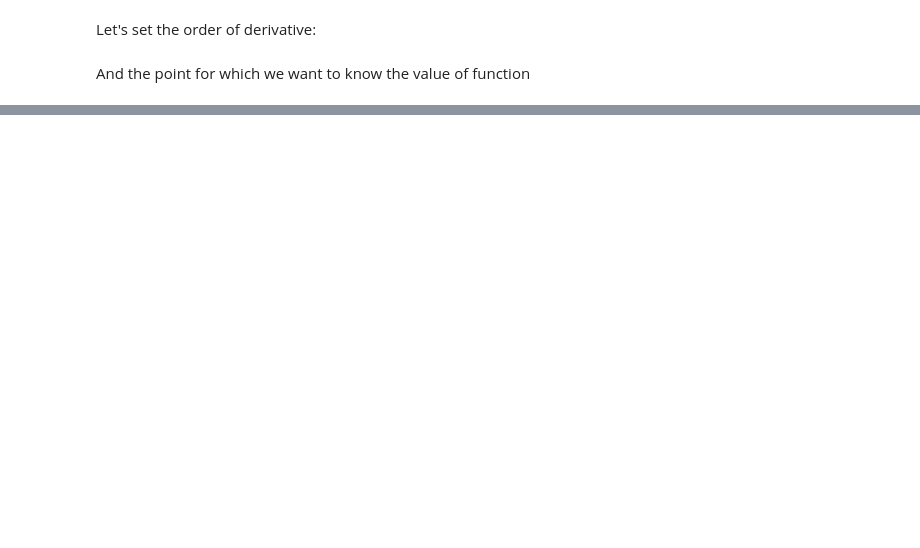
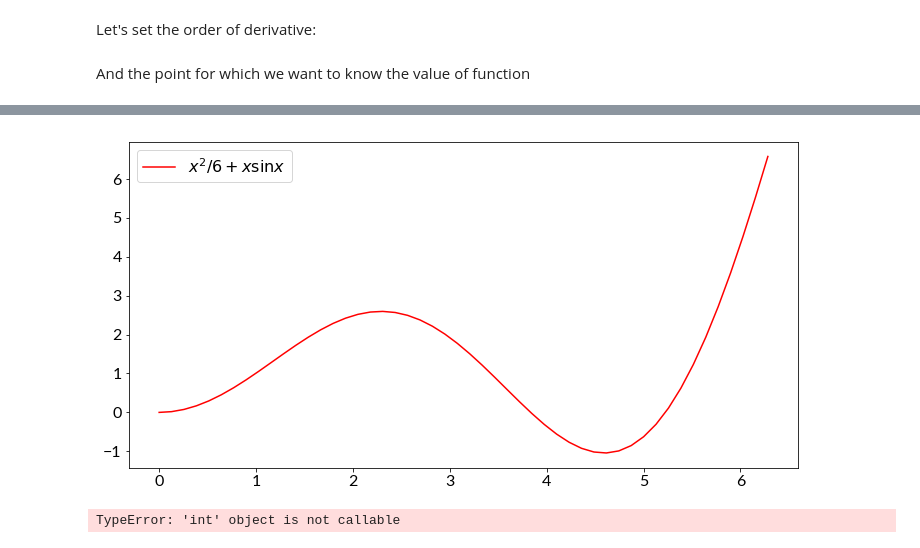
Before and after one commit to Nummulit/numerical-differential-eq, a Jupyter notebook: finite_differences_first_try.ipynb, the cells around one changed output, grey strips where cells are left out. Saved outputs shown, nothing was run; the diff lists cells and outputs as text; code cells hidden in the pictures; blank space fills up the shorter version.

```diff
--- a/finite_differences_first_try.ipynb
+++ b/finite_differences_first_try.ipynb
@@ -100,0 +170,17 @@ ans
+# %%
+def func(x, y=None):
+    return x ** 2 / 6 + x * y(x)
+# %%
+y = lambda x: np.sin(x)
+# %%
+x = np.linspace(0, 2 * np.pi)
+# %%
+plt.plot(x, func(x, y), color='r', label=r'$x^2/6 + x\sin x$')
+plt.legend()
+plt.show()
+# %% [output]
+[figure, added]
+# %%
+solution = forward_euler(func, x, 0)
+# %% [output]
+TypeError: 'int' object is not callable
```
Also changed, not shown: parts of 43 cells of this notebook, 1 other file.
